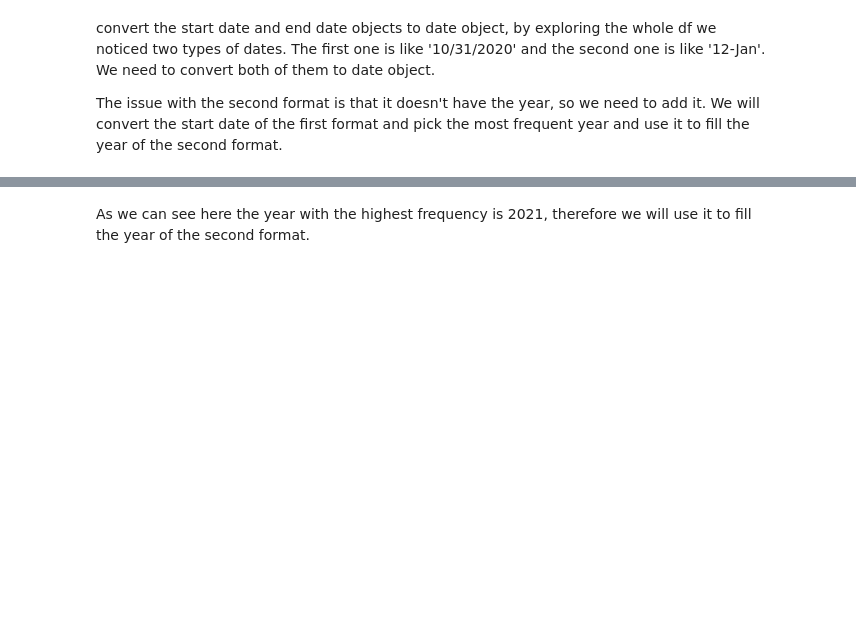
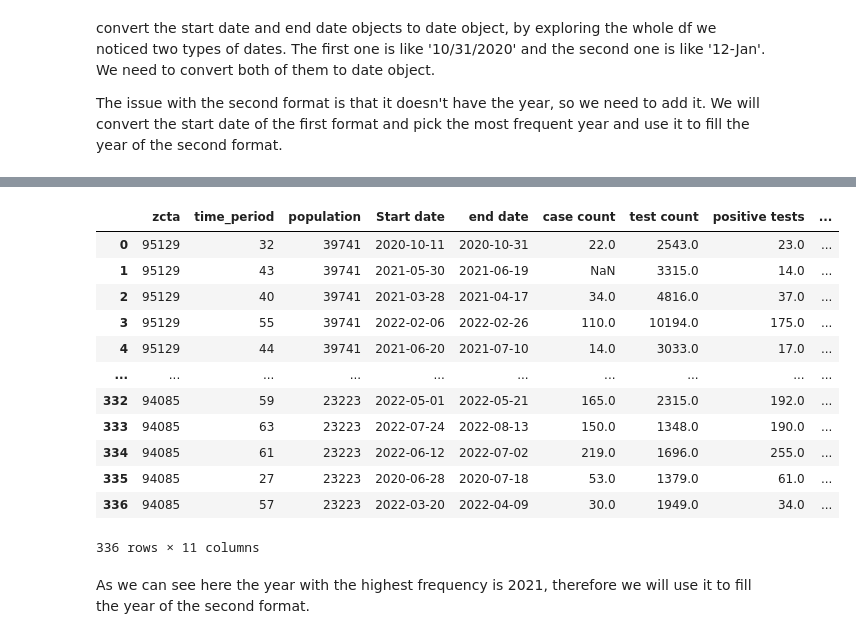
Before and after one commit to Maria-Djadi01/Data-Mining-Project, a Jupyter notebook: notebooks/dataset2_TSA.ipynb, the cells around one changed output, grey strips where cells are left out. Saved outputs shown, nothing was run; the diff lists cells and outputs as text; code cells hidden in the pictures; blank space fills up the shorter version.

```diff
--- a/notebooks/dataset2_TSA.ipynb
+++ b/notebooks/dataset2_TSA.ipynb
@@ -78,2 +102,24 @@ The most frequent year is: [2021]
+# %%
+df_time_fixed["Start date"] = pd.to_datetime(df_time_fixed["Start date"])
+df_time_fixed["end date"] = pd.to_datetime(df_time_fixed["end date"])
+
+# keep only the dates
+df_time_fixed["Start date"] = df_time_fixed["Start date"].dt.date
+df_time_fixed["end date"] = df_time_fixed["end date"].dt.date
+df_time_fixed
+# %% [output]
+|  | zcta | time_period | population | Start date | end date | case count | test count | positive tests | ... |
+| 0 | 95129 | 32 | 39741 | 2020-10-11 | 2020-10-31 | 22.0 | 2543.0 | 23.0 | ... |
+| 1 | 95129 | 43 | 39741 | 2021-05-30 | 2021-06-19 | NaN | 3315.0 | 14.0 | ... |
+| 2 | 95129 | 40 | 39741 | 2021-03-28 | 2021-04-17 | 34.0 | 4816.0 | 37.0 | ... |
+| 3 | 95129 | 55 | 39741 | 2022-02-06 | 2022-02-26 | 110.0 | 10194.0 | 175.0 | ... |
+| 4 | 95129 | 44 | 39741 | 2021-06-20 | 2021-07-10 | 14.0 | 3033.0 | 17.0 | ... |
+| ... | ... | ... | ... | ... | ... | ... | ... | ... | ... |
+| 332 | 94085 | 59 | 23223 | 2022-05-01 | 2022-05-21 | 165.0 | 2315.0 | 192.0 | ... |
+| 333 | 94085 | 63 | 23223 | 2022-07-24 | 2022-08-13 | 150.0 | 1348.0 | 190.0 | ... |
+| 334 | 94085 | 61 | 23223 | 2022-06-12 | 2022-07-02 | 219.0 | 1696.0 | 255.0 | ... |
+| 335 | 94085 | 27 | 23223 | 2020-06-28 | 2020-07-18 | 53.0 | 1379.0 | 61.0 | ... |
+| 336 | 94085 | 57 | 23223 | 2022-03-20 | 2022-04-09 | 30.0 | 1949.0 | 34.0 | ... |
+336 rows × 11 columns
 # %% [markdown]
 As we can see here the year with the highest frequency is 2021, therefore we will use it to fill the year of the second format.
```
Also changed, not shown: parts of 11 cells of this notebook, 2 other files.
